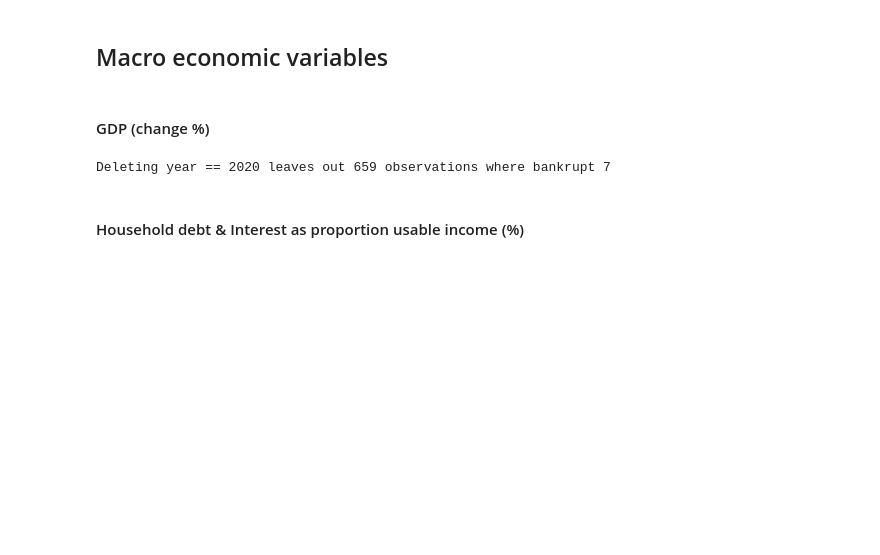
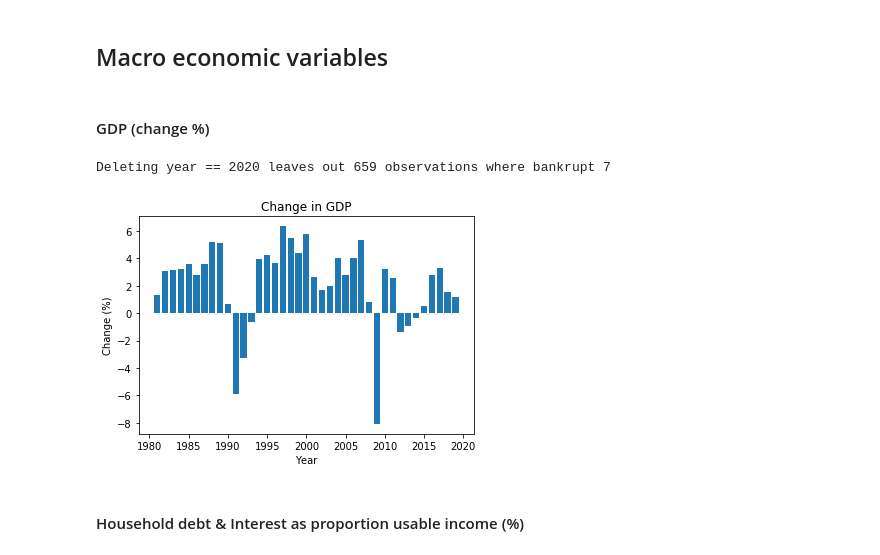
Before and after one commit to AT-Fin/Bankruptcy-prediction-Master-s-Thesis-, a Jupyter notebook: 2 Creating predictors-Version2.ipynb, the cells around one changed output. Cells and saved outputs as stored; diff of their text form; code cells hidden in the pictures; blank space fills up the shorter version.

```diff
--- a/2 Creating predictors-Version2.ipynb
+++ b/2 Creating predictors-Version2.ipynb
@@ -89,6 +89,14 @@ gdp_dict = (gdp.loc[:,['TIME','change %']]).set_index('TIME').to_dict()
 df['GDP change %'] = list(map(lambda x: gdp_dict['change %'][x], df['Last avail. year']))
 # %% [output]
 Deleting year == 2020 leaves out 659 observations where bankrupt 7
+# %%
+plt.bar(*zip(*gdp_dict['change %'].items()))
+plt.xlabel('Year')
+plt.ylabel('Change (%)')
+plt.title('Change in GDP')
+plt.show()
+# %% [output]
+[figure, added]
 # %% [markdown]
 #### Household debt & Interest as proportion usable income (%)
 # %%
```
Also changed, not shown: parts of 2 cells of this notebook, 3 other files.
